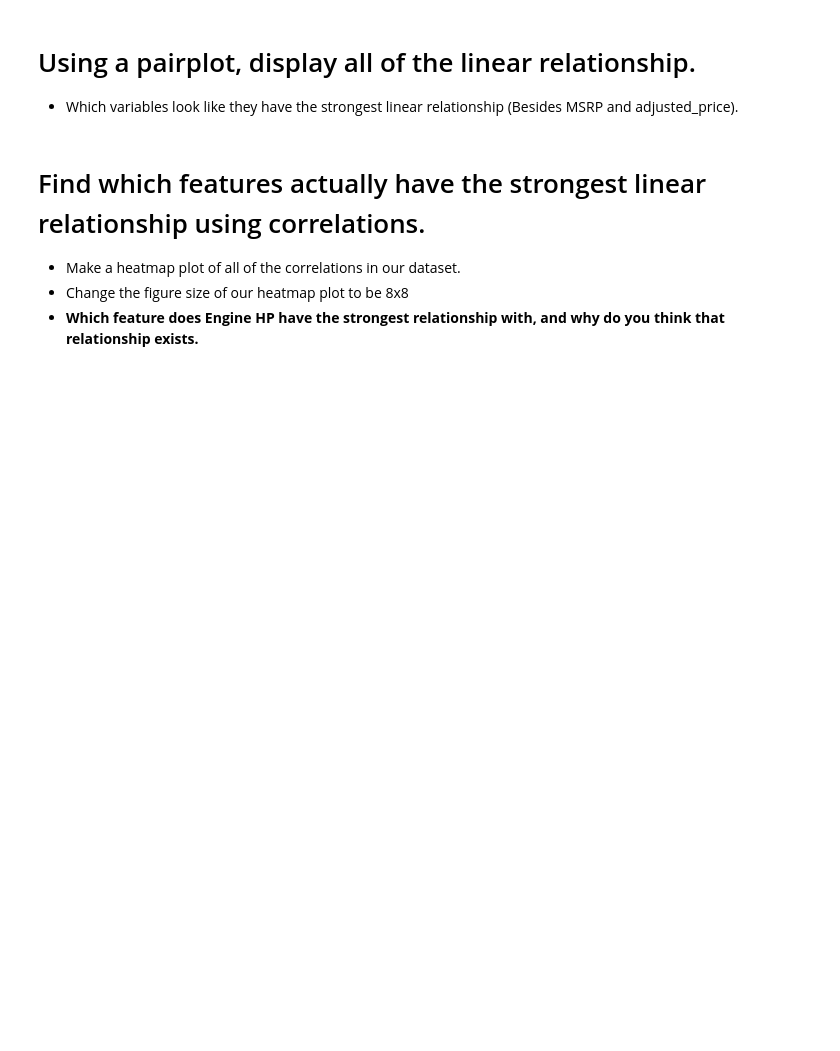
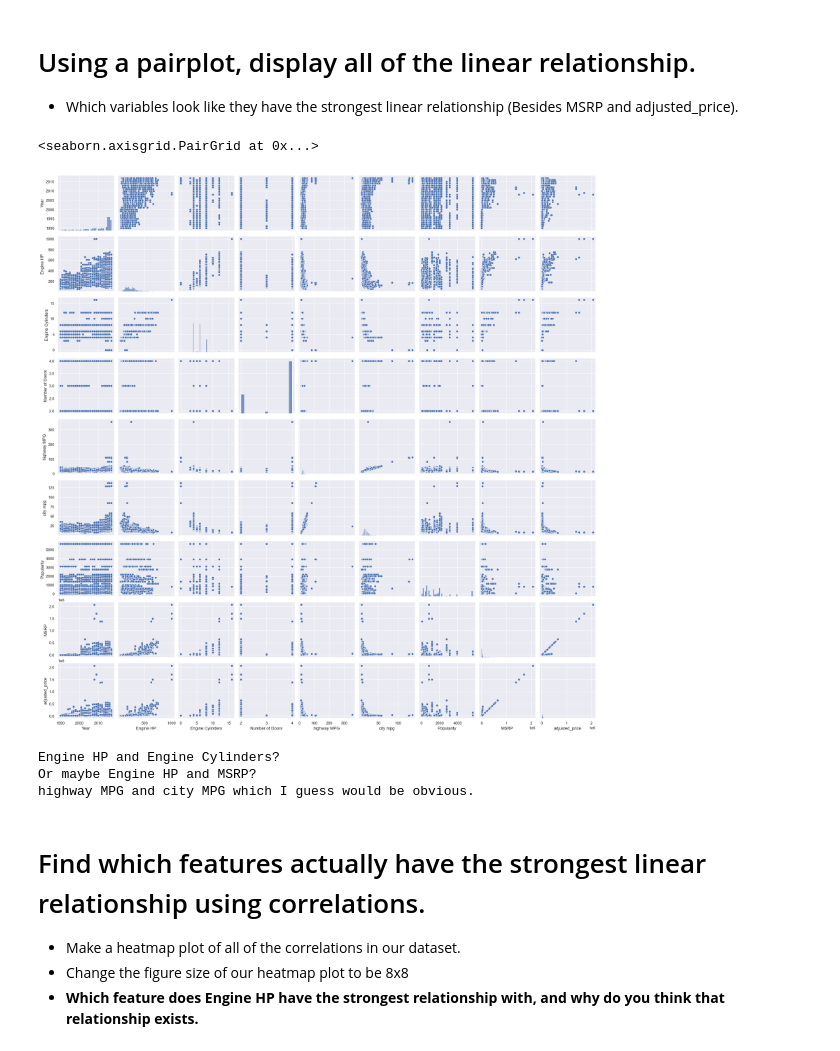
Before and after one commit to syi7190/my-fork-2023-fall-data-science-fridays, a Jupyter notebook: Week-02-Data-Viz-EDA/Exercise-SHY.ipynb, the cells around one changed output. Drawn from its saved outputs; the diff is of its cells as text; code cells hidden in the pictures; blank space fills up the shorter version.

```diff
--- a/Week-02-Data-Viz-EDA/Exercise-SHY.ipynb
+++ b/Week-02-Data-Viz-EDA/Exercise-SHY.ipynb
@@ -212,8 +217,19 @@ print('Your answer here.')
 * Which variables look like they have the strongest linear relationship (Besides MSRP and adjusted_price).
 # %%
 # Using a pairplot, display all of the linear relationship.
+sns.pairplot(df)
+# %% [output]
+<seaborn.axisgrid.PairGrid at 0x...>
+[figure, added]
 # %%
 # * Which variables look like they have the strongest linear relationship (Besides MSRP and adjusted_price).
+print('Engine HP and Engine Cylinders?')
+print('Or maybe Engine HP and MSRP?')
+print('highway MPG and city MPG which I guess would be obvious.')
+# %% [output]
+Engine HP and Engine Cylinders?
+Or maybe Engine HP and MSRP?
+highway MPG and city MPG which I guess would be obvious.
 # %% [markdown]
 # Find which features actually have the strongest linear relationship using correlations.
 * Make a heatmap plot of all of the correlations in our dataset.
```
Also changed, not shown: parts of 5 cells of this notebook.
